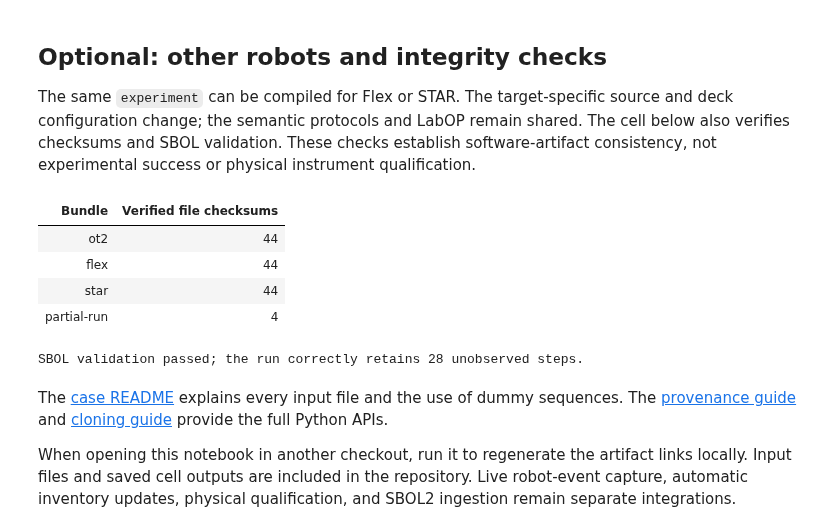
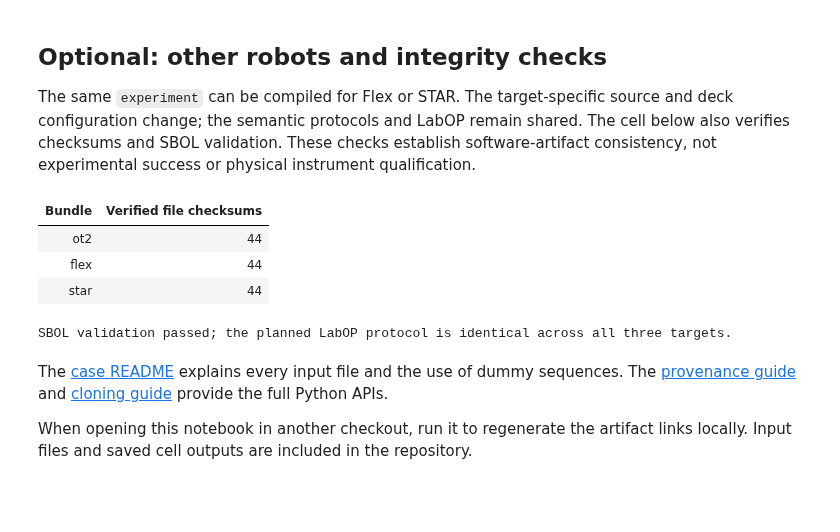
Before and after one commit to MyersResearchGroup/LabCompiler, a Jupyter notebook: examples/cloning_provenance/cloning_provenance.ipynb, the cells around one changed output. Cells and saved outputs as stored; diff of their text form; code cells hidden in the pictures; blank space fills up the shorter version.

Commit message:
Remove execution

```diff
--- a/examples/cloning_provenance/cloning_provenance.ipynb
+++ b/examples/cloning_provenance/cloning_provenance.ipynb
@@ -356,25 +246,26 @@ The same `experiment` can be compiled for Flex or STAR. The target-specific sour
 # %%
 for hardware in (LiquidHandler.FLEX, LiquidHandler.STAR):
     alternative = lab.compile(experiment, hardware)
     alternative.write(output / hardware.value)
     assert alternative.files["protocol.labop.ttl"] == compiled.files["protocol.labop.ttl"]
 
 view.table(
     ("Bundle", "Verified file checksums"),
-    [(name, view.check_bundle(output / name)) for name in ("ot2", "flex", "star", "partial-run")],
+    [(name, view.check_bundle(output / name)) for name in ("ot2", "flex", "star")],
 )
-assert not record.provenance.to_sbol3().validate().errors
-assert not record.complete and len(record.missing_steps) == 28
-assert record.provenance.resolve(preparation.output).built is None
-print("SBOL validation passed; the run correctly retains 28 unobserved steps.")
+assert not experiment.provenance.to_sbol3().validate().errors
+prepared = experiment.provenance.resolve(preparation.output)
+assert prepared.built is None and prepared.evidence_state is EvidenceState.PLANNED
+protocol_graph = Graph().parse(output / "ot2/protocol.labop.ttl", format="turtle")
+assert not tuple(protocol_graph.subjects(RDF.type, LABOP.ProtocolExecution))
+print("SBOL validation passed; the planned LabOP protocol is identical across all three targets.")
 # %% [output]
 | Bundle | Verified file checksums |
 | ot2 | 44 |
 | flex | 44 |
 | star | 44 |
-| partial-run | 4 |
-SBOL validation passed; the run correctly retains 28 unobserved steps.
+SBOL validation passed; the planned LabOP protocol is identical across all three targets.
 # %% [markdown]
 The [case README](data/reporter_reference/README.md) explains every input file and the use of dummy sequences. The [provenance guide](../../docs/provenance.md) and [cloning guide](../../docs/cloning-provenance.md) provide the full Python APIs.
 
-When opening this notebook in another checkout, run it to regenerate the artifact links locally. Input files and saved cell outputs are included in the repository. Live robot-event capture, automatic inventory updates, physical qualification, and SBOL2 ingestion remain separate integrations.
+When opening this notebook in another checkout, run it to regenerate the artifact links locally. Input files and saved cell outputs are included in the repository.
```
Also changed, not shown: parts of 13 cells of this notebook, 17 other files.
